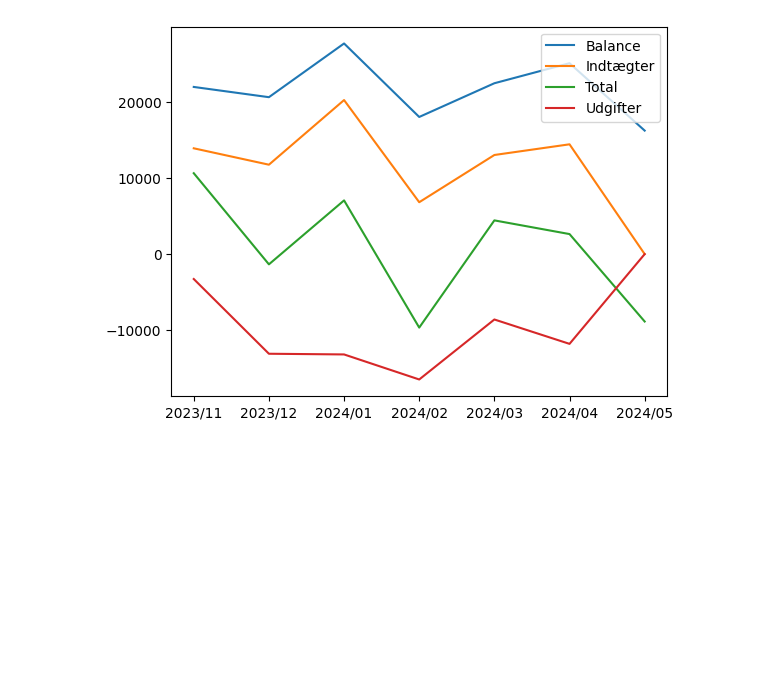
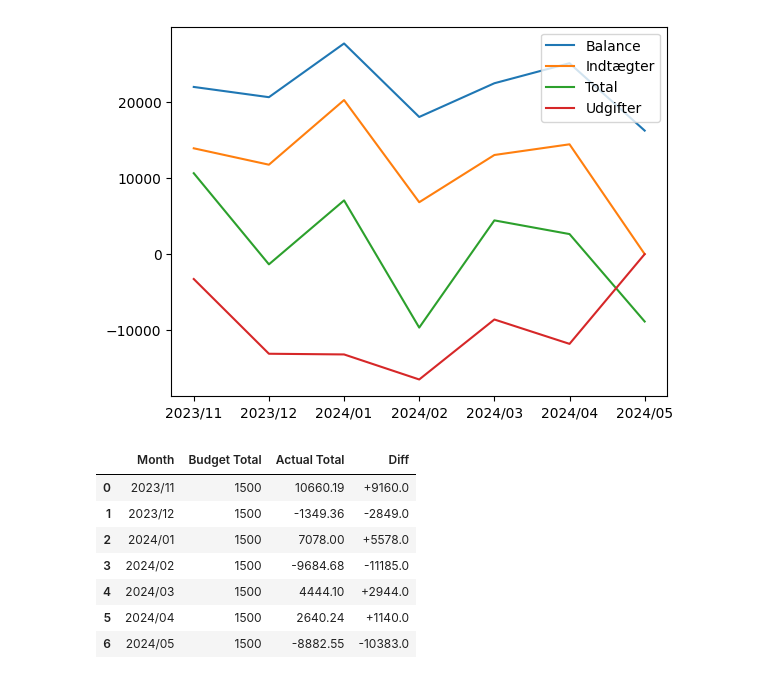
Before and after one commit to Apros7/DataProjects, a Jupyter notebook: BudgetApp/run.ipynb, the cells around one changed output. Cells and saved outputs as stored; diff of their text form; code cells hidden in the pictures; blank space fills up the shorter version.

```diff
--- a/BudgetApp/run.ipynb
+++ b/BudgetApp/run.ipynb
@@ -89,3 +88,17 @@ plt.legend()
 # %% [output]
 <matplotlib.legend.Legend at 0x...>
 [figure]
+# %%
+budget_total_lst = [budget_total] * len(total)
+diff_lst = ["+" + str(round(t - bt, 0)) if t - bt > 0 else str(round(t - bt, 0)) for (bt, t) in zip(budget_total_lst, total)]
+df_total = pd.DataFrame([[sd, b, t, d] for sd, b, t, d in zip(saldos_dates, budget_total_lst, total, diff_lst)], columns=["Month", "Budget Total", "Actual Total", "Diff"])
+df_total
+# %% [output]
+|  | Month | Budget Total | Actual Total | Diff |
+| 0 | 2023/11 | 1500 | 10660.19 | +9160.0 |
+| 1 | 2023/12 | 1500 | -1349.36 | -2849.0 |
+| 2 | 2024/01 | 1500 | 7078.00 | +5578.0 |
+| 3 | 2024/02 | 1500 | -9684.68 | -11185.0 |
+| 4 | 2024/03 | 1500 | 4444.10 | +2944.0 |
+| 5 | 2024/04 | 1500 | 2640.24 | +1140.0 |
+| 6 | 2024/05 | 1500 | -8882.55 | -10383.0 |
```
Also changed, not shown: parts of 2 cells of this notebook.
